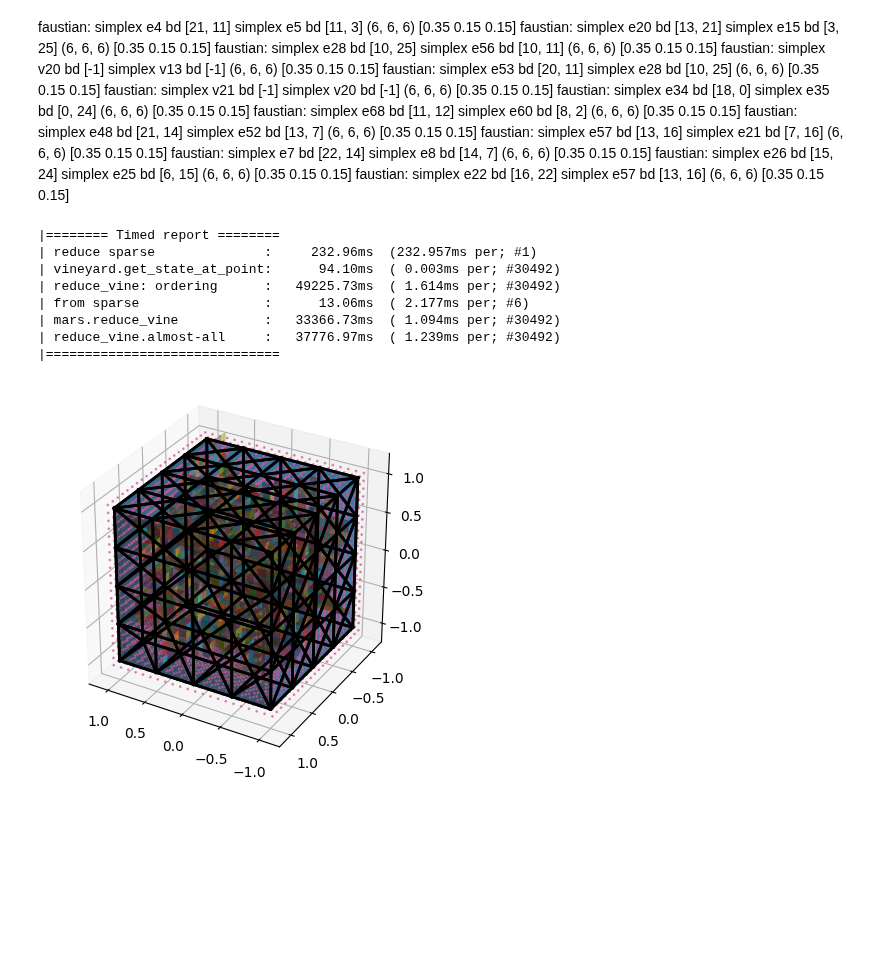
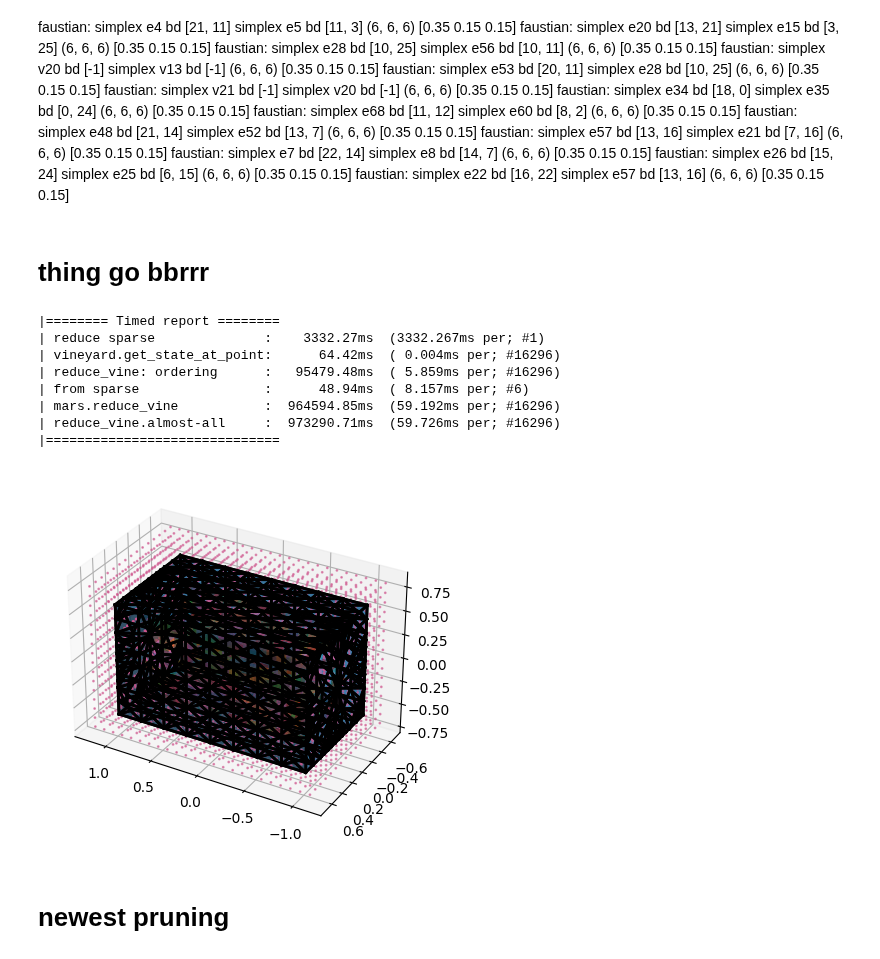
Before and after one commit to medial-ax/medial-ax, a Jupyter notebook: makethings.ipynb, the cells around one changed output. Saved outputs shown, nothing was run; the diff lists cells and outputs as text; code cells hidden in the pictures; blank space fills up the shorter version.

Commit message:
added blender files and updated pruning

```diff
--- a/makethings.ipynb
+++ b/makethings.ipynb
@@ -60,23 +60,3 @@ def export_obj(ex: ex.Example, complex: cplx.complex, faces: List[np.ndarray]):
             f.write(f'v {d[0]} {d[1]} {d[2]}\n')
             f.write(f'f {vi + 0} {vi + 1} {vi + 2} {vi + 3}\n')
             vi += 4
-# %%
-example = ex.cube_1
-our_complex = inp.read_obj(example.filename)
-gridd = grid.Grid3.from_complex(our_complex, example.grid_size, buffer=example.grid_buffer)
-
-class vineyard2(vin.vineyard):
-  def get_point_key(self, point: np.ndarray):
-    return gridd.cell_of(point)
-
-  def on_faustian(self, s1: cplx.simplex, s2: cplx.simplex, a: np.ndarray, b: np.ndarray):
-    super().on_faustian(s1, s2, a, b)
-    print(f'faustian: {s1} {s2} {a} {b}')
-
-(cx, cy, cz) = gridd.center_index()
-cx += 2
-v = vineyard2(our_complex)
-state0 = v.reduce((cx, cy, cz), version=vin.Version.Sparse)
-state1 = v.reduce_vine(state0, gridd.coordinate((cx+1, cy, cz)))
-
-utils.Timed.report()
@@ -118,8 +79,13 @@ faustian: simplex e57 bd [13, 16] simplex e21 bd [7, 16] (6, 6, 6) [0.35 0.15 0.
 faustian: simplex e7 bd [22, 14] simplex e8 bd [14, 7] (6, 6, 6) [0.35 0.15 0.15]
 faustian: simplex e26 bd [15, 24] simplex e25 bd [6, 15] (6, 6, 6) [0.35 0.15 0.15]
 faustian: simplex e22 bd [16, 22] simplex e57 bd [13, 16] (6, 6, 6) [0.35 0.15 0.15]
+# %% [markdown]
+# thing go bbrrr
 # %%
-example = ex.cube_subdiv2_pruned_ma1
+example = ex.shoebox_3
+
+
+###################
 
 our_complex = inp.read_obj(example.filename)
 gridd = grid.Grid3.from_complex(our_complex, example.grid_size, buffer=example.grid_buffer)
@@ -131,7 +97,7 @@ class vineyard2(vin.vineyard):
     return gridd.cell_of(point)
 
   def prune(self, s1: cplx.simplex, s2: cplx.simplex, old_state, new_state):
-    swaps.append((s1, s2, old_state.point, new_state.point))
+    swaps.append((s1, s2, old_state, new_state))
 
     if s1.dim() == example.medial_axis:
       per_1 = vin.compute_persistence(s1, old_state.ordering, old_state.R)
@@ -147,39 +113,41 @@ class vineyard2(vin.vineyard):
       c1 = gridd.cell_of(old_state.point)
       c2 = gridd.cell_of(new_state.point)
       faces.append(gridd.dual_face(c1, c2))
 
 v = vineyard2(our_complex)
 
 n_edges = gridd.number_of_grid_edges()
 visit_count = 0
 def visit(new_cell: Tuple[int,int,int], old_cell: Tuple[int,int,int]):
   global visit_count
   visit_count += 1
   perf = visit_count / n_edges * 100
   print(f'visiting {visit_count}/{n_edges} ({perf:.1f}%)\r', end='')
   if old_cell is None:
     center_point = gridd.coordinate(new_cell)
     v.reduce(center_point)
   else:
     old_point = gridd.coordinate(old_cell)
     old_state = v.get_state_at_point(old_point)
     new_point = gridd.coordinate(new_cell)
     v.reduce_vine(old_state, new_point)
 
 gridd.flood_fill_visit(gridd.center_index(), visit)
 utils.Timed.report()
 
 ourplot.plot_vineyard_results(our_complex, gridd, faces, CameraOpt(azim=120, elev=30))
 export_obj(example, our_complex, faces)
 # %% [output]
 |======== Timed report ========
-| reduce sparse              :     232.96ms  (232.957ms per; #1)
-| vineyard.get_state_at_point:      94.10ms  ( 0.003ms per; #30492)
-| reduce_vine: ordering      :   49225.73ms  ( 1.614ms per; #30492)
-| from sparse                :      13.06ms  ( 2.177ms per; #6)
-| mars.reduce_vine           :   33366.73ms  ( 1.094ms per; #30492)
-| reduce_vine.almost-all     :   37776.97ms  ( 1.239ms per; #30492)
+| reduce sparse              :    3332.27ms  (3332.267ms per; #1)
+| vineyard.get_state_at_point:      64.42ms  ( 0.004ms per; #16296)
+| reduce_vine: ordering      :   95479.48ms  ( 5.859ms per; #16296)
+| from sparse                :      48.94ms  ( 8.157ms per; #6)
+| mars.reduce_vine           :  964594.85ms  (59.192ms per; #16296)
+| reduce_vine.almost-all     :  973290.71ms  (59.726ms per; #16296)
 |==============================
-[figure, old version]
+[figure, new version]
+# %% [markdown]
+# newest pruning
 # %%
 import math
```
Also changed, not shown: parts of 2 cells of this notebook, 1 other file.
